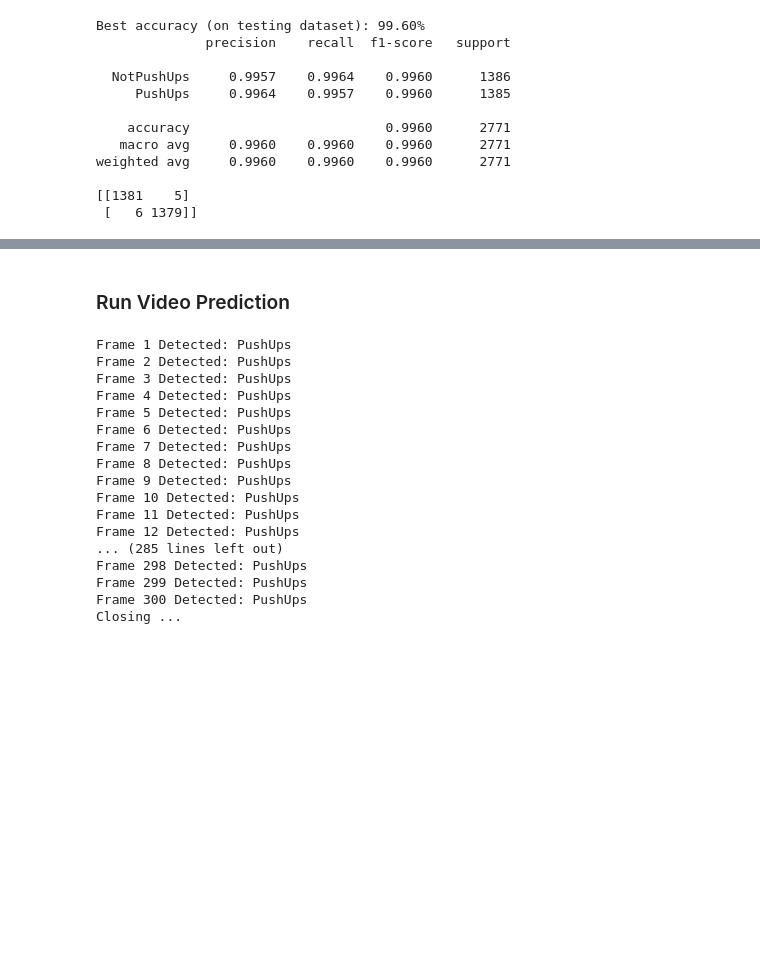
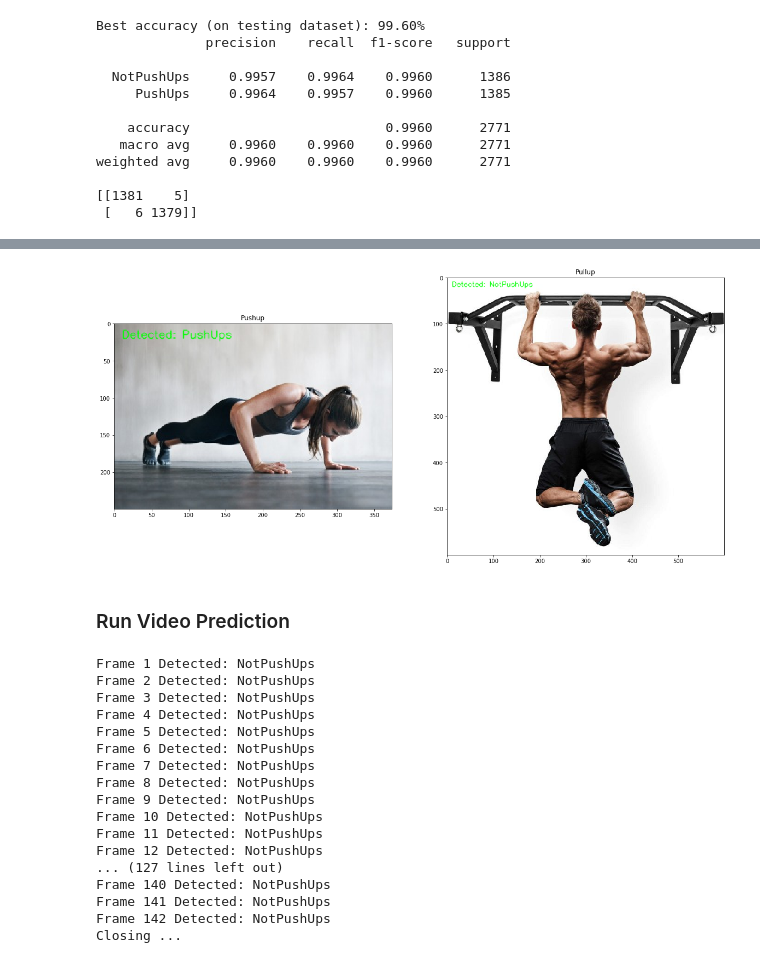
Before and after one commit to raymondng76/ISS-VSE-2019-09-23-IS1FT-CA2-Part2, a Jupyter notebook: CA2_Part2.ipynb, the cells around one changed output, grey strips where cells are left out. Drawn from its saved outputs; the diff is of its cells as text; code cells hidden in the pictures; blank space fills up the shorter version.

```diff
--- a/CA2_Part2.ipynb
+++ b/CA2_Part2.ipynb
@@ -415,3 +417,41 @@ plt.show()
+# %%
+testImages = []
+testImgPath = 'test_image'
+pushImagePath = os.path.join(testImgPath, 'push-up_test_image.jpg')
+pullImagePath = os.path.join(testImgPath, 'pull-up_test_image.jpg')
+testImages.append(cv2.cvtColor(cv2.imread(pushImagePath), cv2.COLOR_BGR2RGB))
+testImages.append(cv2.cvtColor(cv2.imread(pullImagePath),cv2.COLOR_BGR2RGB))
+# %%
+imgList = []
+for img in testImages:
+    inBlob = cv2.dnn.blobFromImage(img, 1.0/255, (modelInWidth, modelInHeight), (0,0,0), swapRB=False, crop=False)
+    net.setInput(inBlob)
+    img_out = np.swapaxes(np.squeeze(net.forward(), axis=0),0,2)
+    img_out = img_out[:,:,0:18]
+    pred_img = inferModel.predict(np.expand_dims(img_out, axis=0))
+    clss = np.argmax(pred_img)
+    lbl = labels[clss]
+    text = "Detected: {}".format(lbl)
+    cv2.putText(img,
+                text,
+                (10,20),
+                cv2.FONT_HERSHEY_SIMPLEX,
+                0.5,
+                (0,255,0),
+                1,
+                cv2.LINE_AA)
+    imgList.append(img)
+
+plt.figure(figsize=(20,20))
+plt.subplot(121)
+plt.imshow(imgList[0])
+plt.title('Pushup')
+plt.subplot(122)
+plt.imshow(imgList[1])
+plt.title('Pullup')
+plt.show()
+# %% [output]
+[figure, added]
 # %% [markdown]
 ### Run Video Prediction
 # %%
@@ -439,7 +479,7 @@ while True:
 #     frame      -= imgMean
 
     # Infer openpose
-    input_blob = cv2.dnn.blobFromImage(frame, 1.0/255, (modelInWidth, modelInWidth), (0,0,0), swapRB=False, crop=False)
+    input_blob = cv2.dnn.blobFromImage(frame, 1.0/255, (modelInWidth, modelInHeight), (0,0,0), swapRB=False, crop=False)
     net.setInput(input_blob)
     netout_org = net.forward()
     netout = np.swapaxes(np.squeeze(netout_org, axis=0),0,2)
@@ -460,9 +500,9 @@ while True:
                 text,
                 (10,40),
                 cv2.FONT_HERSHEY_SIMPLEX,
-                0.75,
+                0.5,
                 (0,255,0),
-                5,
+                2,
                 cv2.LINE_AA)# This must be removed if requires real-time display
 
                             # Initialize the writer if this is not done
@@ -485,20 +525,20 @@ print("Closing ...")
 writer.release()
 vs.release()
 # %% [output]
-Frame 1 Detected: PushUps
-Frame 2 Detected: PushUps
-Frame 3 Detected: PushUps
-Frame 4 Detected: PushUps
-Frame 5 Detected: PushUps
-Frame 6 Detected: PushUps
-Frame 7 Detected: PushUps
-Frame 8 Detected: PushUps
-Frame 9 Detected: PushUps
-Frame 10 Detected: PushUps
-Frame 11 Detected: PushUps
-Frame 12 Detected: PushUps
-... (285 lines left out)
-Frame 298 Detected: PushUps
-Frame 299 Detected: PushUps
-Frame 300 Detected: PushUps
+Frame 1 Detected: NotPushUps
+Frame 2 Detected: NotPushUps
+Frame 3 Detected: NotPushUps
+Frame 4 Detected: NotPushUps
+Frame 5 Detected: NotPushUps
+Frame 6 Detected: NotPushUps
+Frame 7 Detected: NotPushUps
+Frame 8 Detected: NotPushUps
+Frame 9 Detected: NotPushUps
+Frame 10 Detected: NotPushUps
+Frame 11 Detected: NotPushUps
+Frame 12 Detected: NotPushUps
+... (127 lines left out)
+Frame 140 Detected: NotPushUps
+Frame 141 Detected: NotPushUps
+Frame 142 Detected: NotPushUps
 Closing ...
```
Also changed, not shown: parts of 3 cells of this notebook.
